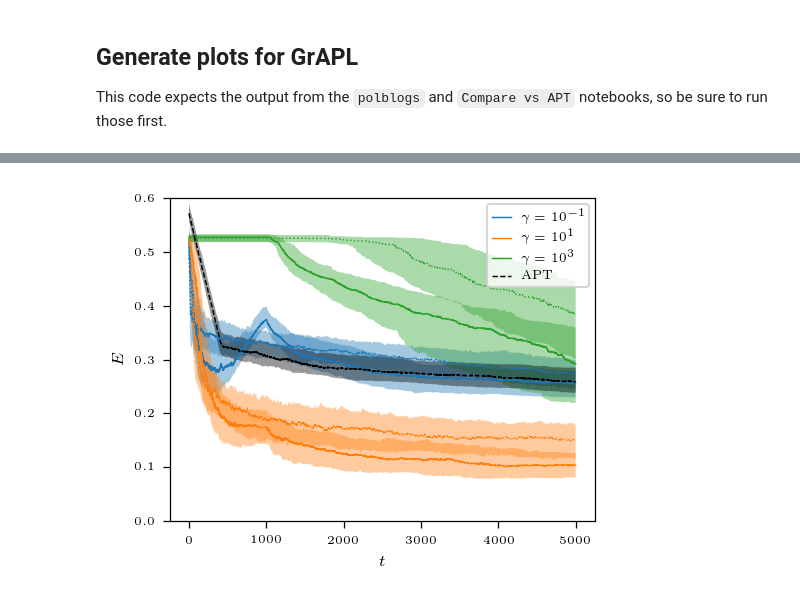
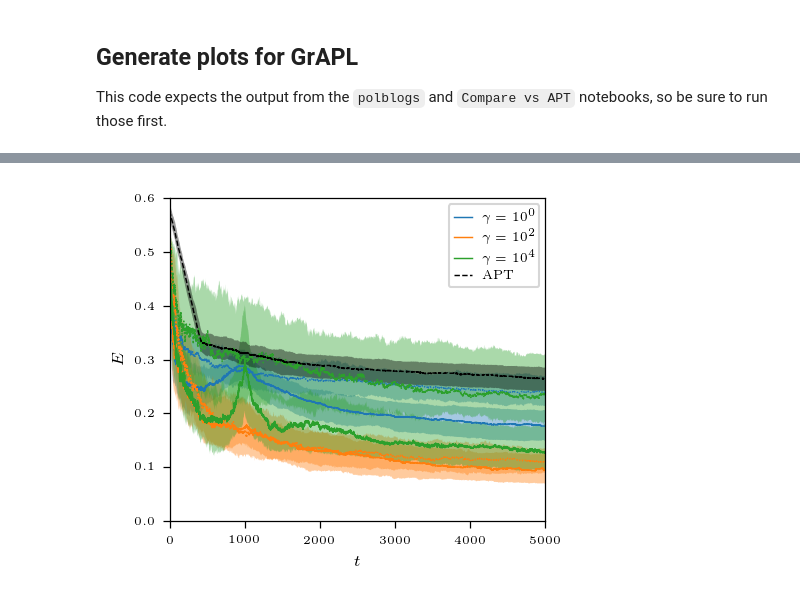
Before and after one commit to dlej/grapl, a Jupyter notebook: experiments/Figures.ipynb, the cells around one changed output, grey strips where cells are left out. Cells and saved outputs as stored; diff of their text form; code cells hidden in the pictures.

```diff
--- a/experiments/Figures.ipynb
+++ b/experiments/Figures.ipynb
@@ -9,7 +9,7 @@ from matplotlib import pyplot as plt, colors, lines
 This code expects the output from the `polblogs` and `Compare vs APT` notebooks, so be sure to run those first.
 # %%
 plt.rc('text', usetex=True)
-plt.rcParams['figure.figsize'] = [3.25, 2.5]
+plt.rcParams['figure.figsize'] = [3, 2.5]
 plt.rcParams['figure.dpi'] = 150
 plt.rcParams['font.family'] = 'Times New Roman'
 plt.rcParams['font.size'] = 8
@@ -58,7 +59,7 @@ plt.show()
 n = 10**3
 sigma = 2
 T = 5000
-gammas = [0.1, 1, 10, 100, 1000]
+gammas = [1, 10, 100]
 tau = 0
 epsilon = 1e-2
 alpha = 1
@@ -67,6 +68,7 @@ n_trials = 100
 
 res_npz = np.load('sbm_binary_alpha_1.npz')
 res4_np = res_npz['res4_np']
+res4_opt_np = res_npz['res4_opt_np']
 res4_rand_np = res_npz['res4_rand_np']
 # %%
 min_nonzero = 0.5 * np.min(res4_np[:, :, 0, :][res4_np[:, :, 0, :] > 0])
@@ -102,7 +110,7 @@ m = 4
 p = 0.01
 lamda_gen = 1000
 T = 5000
-gammas = [0.1, 10, 1000]
+gammas = [1, 100, 10000]
 tau = 0.5
 epsilon = 1e-2
 alpha = 1e-8
@@ -111,30 +119,37 @@ n_trials = 100
 
 res_npz = np.load('newman_small_world_5000.npz')
 res2_np = res_npz['res2_np']
+res2_opt_np = res_npz['res2_opt_np']
 res2_rand_np = res_npz['res2_rand_np']
 # %%
-for j, i in enumerate([gammas.index(g) for g in [0.1, 10, 1000]]):
+for j, i in enumerate([gammas.index(g) for g in [1, 100, 10000]]):
     y = np.median(res2_np[:, i, 0, :], 0)
     y_1q = np.percentile(res2_np[:, i, 0, :], 25, 0)
     y_3q = np.percentile(res2_np[:, i, 0, :], 75, 0)
     plt.fill_between(np.arange(T), y_1q, y_3q, facecolor=color_cycle[j], alpha=0.4)
     plt.plot(y, c=color_cycle[j], label=r'$\gamma=10^{%g}$' % np.log10(gammas[i]))
     y = np.median(res2_rand_np[:, i, 0, :], 0)
     y_1q = np.percentile(res2_rand_np[:, i, 0, :], 25, 0)
     y_3q = np.percentile(res2_rand_np[:, i, 0, :], 75, 0)
     plt.fill_between(np.arange(T), y_1q, y_3q, facecolor=color_cycle[j], alpha=0.4)
     plt.plot(y, ':', c=color_cycle[j])
+y = np.median(res2_opt_np[:, 0, :], 0)
+y_1q = np.maximum(min_nonzero, np.percentile(res2_opt_np[:, 0, :], 25, 0))
+y_3q = np.maximum(min_nonzero, np.percentile(res2_opt_np[:, 0, :], 75, 0))
+# plt.fill_between(np.arange(T), y_1q, y_3q, facecolor=color_cycle[3], alpha=0.4)
+# plt.plot(y, c=color_cycle[3], label='$\gamma=\gamma^*$')
 y = np.median(res2_np[:, 0, 1, :], 0)
 y_1q = np.percentile(res2_np[:, 0, 1, :], 25, 0)
 y_3q = np.percentile(res2_np[:, 0, 1, :], 75, 0)
 plt.fill_between(np.arange(T), y_1q, y_3q, facecolor='black', alpha=0.4)
 plt.plot(y, '--', c='black', label='APT')
 plt.legend()
 plt.ylabel('$E$')
 plt.xlabel('$t$')
 plt.ylim(0, 0.6)
+plt.xlim(0, T)
 plt.tight_layout(pad=0, w_pad=0, h_pad=0)
 plt.savefig('newman_watts_strogatz.pdf')
 plt.show()
 # %% [output]
-[figure, old version]
+[figure, new version]
```
Also changed, not shown: parts of 2 cells of this notebook, 4 other files.
